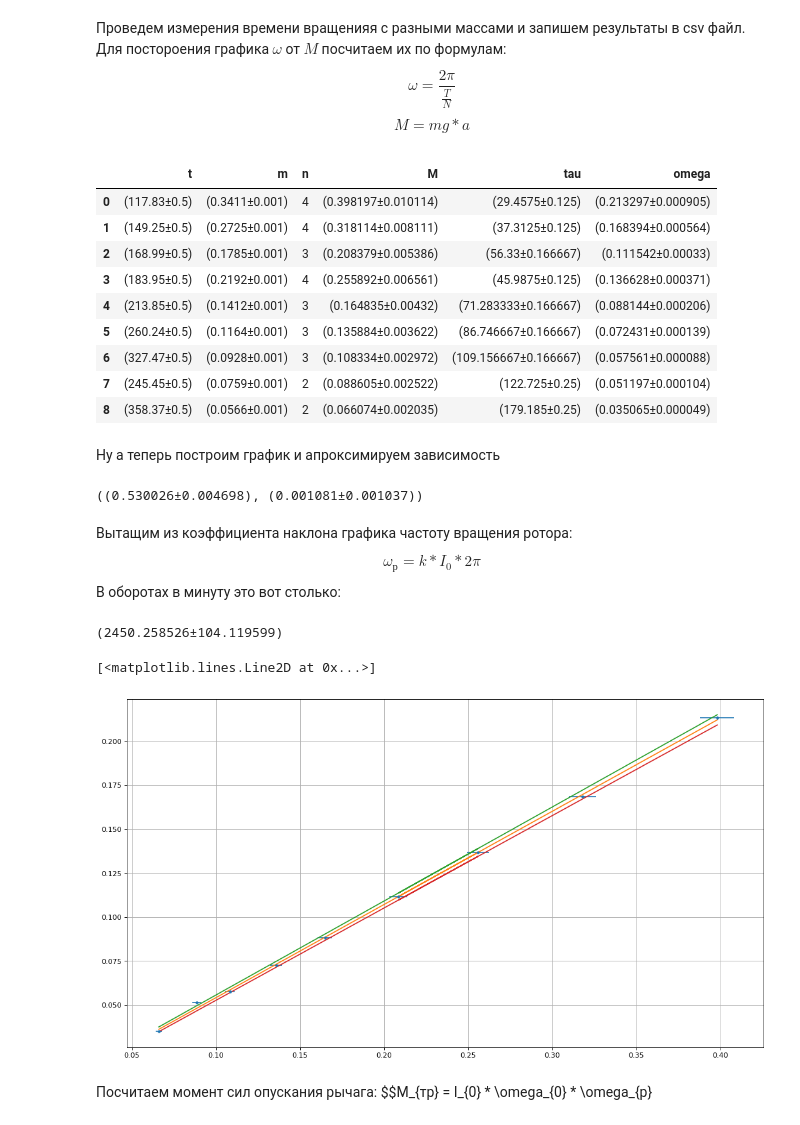
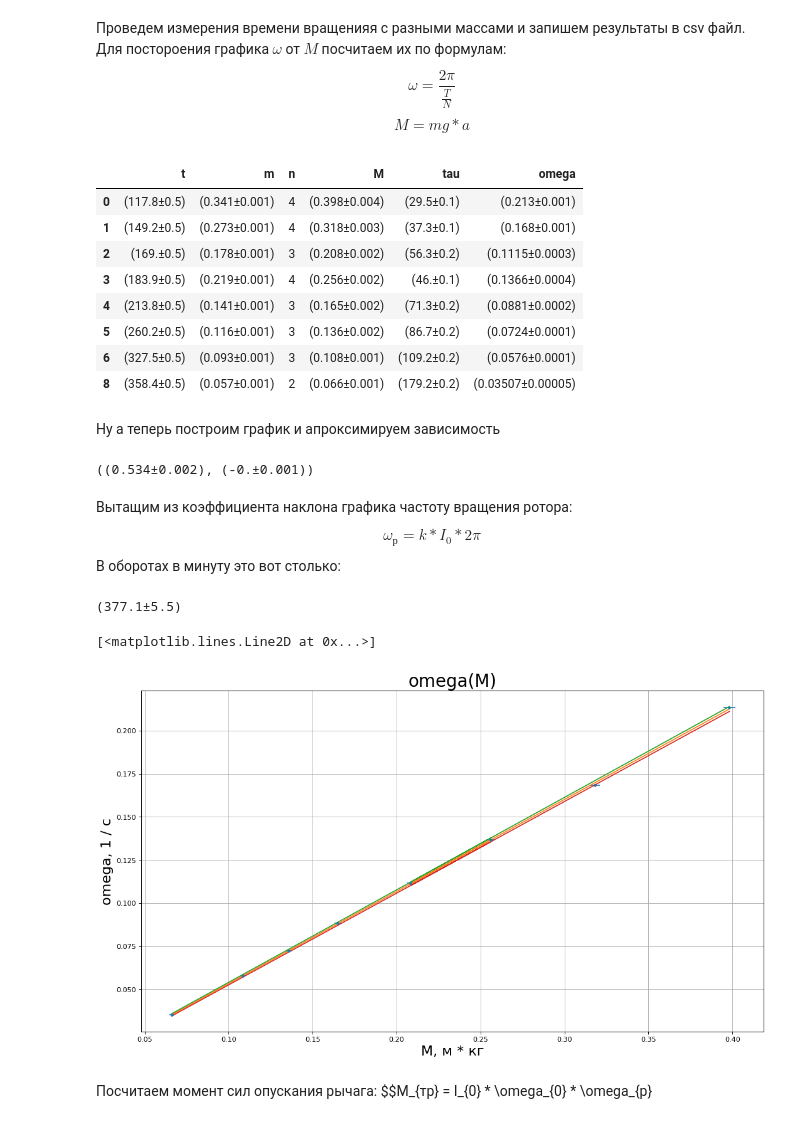
Before and after one commit to skolkovo-bba/labs1, a Jupyter notebook: 1.2.5/1.2.5.ipynb, the cells around one changed output. Cells and saved outputs as stored; diff of their text form; code cells hidden in the pictures.

```diff
--- a/1.2.5/1.2.5.ipynb
+++ b/1.2.5/1.2.5.ipynb
@@ -26,7 +29,7 @@ I0 = Value(7.7 * 10 ** (-4), 0.000032)
 Введем физические параметры системы и нашего мира.
 # %%
 g = Value(9.81, 0.01)
-a = Value(0.119, 0.003)
+a = Value(0.119, 0.001)
 m = Value(1.16168, 0.01)
 r = Value(0.082, 0.002) / 2
 # %% [markdown]
@@ -40,18 +43,18 @@ p["t"] = p["t"].agg(const_err(0.5))
 p["M"] = p.m * a * g
 p["tau"] = p["t"] / p["n"]
 p["omega"] = 2 * pi / p["tau"]
+p = p.drop(labels = [7],axis = 0)
 p
 # %% [output]
 |  | t | m | n | M | tau | omega |
-| 0 | (117.83±0.5) | (0.3411±0.001) | 4 | (0.398197±0.010114) | (29.4575±0.125) | (0.213297±0.000905) |
-| 1 | (149.25±0.5) | (0.2725±0.001) | 4 | (0.318114±0.008111) | (37.3125±0.125) | (0.168394±0.000564) |
-| 2 | (168.99±0.5) | (0.1785±0.001) | 3 | (0.208379±0.005386) | (56.33±0.166667) | (0.111542±0.00033) |
-| 3 | (183.95±0.5) | (0.2192±0.001) | 4 | (0.255892±0.006561) | (45.9875±0.125) | (0.136628±0.000371) |
-| 4 | (213.85±0.5) | (0.1412±0.001) | 3 | (0.164835±0.00432) | (71.283333±0.166667) | (0.088144±0.000206) |
-| 5 | (260.24±0.5) | (0.1164±0.001) | 3 | (0.135884±0.003622) | (86.746667±0.166667) | (0.072431±0.000139) |
-| 6 | (327.47±0.5) | (0.0928±0.001) | 3 | (0.108334±0.002972) | (109.156667±0.166667) | (0.057561±0.000088) |
-| 7 | (245.45±0.5) | (0.0759±0.001) | 2 | (0.088605±0.002522) | (122.725±0.25) | (0.051197±0.000104) |
-| 8 | (358.37±0.5) | (0.0566±0.001) | 2 | (0.066074±0.002035) | (179.185±0.25) | (0.035065±0.000049) |
+| 0 | (117.8±0.5) | (0.341±0.001) | 4 | (0.398±0.004) | (29.5±0.1) | (0.213±0.001) |
+| 1 | (149.2±0.5) | (0.273±0.001) | 4 | (0.318±0.003) | (37.3±0.1) | (0.168±0.001) |
+| 2 | (169.±0.5) | (0.178±0.001) | 3 | (0.208±0.002) | (56.3±0.2) | (0.1115±0.0003) |
+| 3 | (183.9±0.5) | (0.219±0.001) | 4 | (0.256±0.002) | (46.±0.1) | (0.1366±0.0004) |
+| 4 | (213.8±0.5) | (0.141±0.001) | 3 | (0.165±0.002) | (71.3±0.2) | (0.0881±0.0002) |
+| 5 | (260.2±0.5) | (0.116±0.001) | 3 | (0.136±0.002) | (86.7±0.2) | (0.0724±0.0001) |
+| 6 | (327.5±0.5) | (0.093±0.001) | 3 | (0.108±0.001) | (109.2±0.2) | (0.0576±0.0001) |
+| 8 | (358.4±0.5) | (0.057±0.001) | 2 | (0.066±0.001) | (179.2±0.2) | (0.03507±0.00005) |
 # %% [markdown]
 Ну а теперь построим график и апроксимируем зависимость
 # %%
@@ -63,27 +66,30 @@ k = Value(params[0], np.sqrt(cov[0][0]))
 b = Value(params[1], np.sqrt(cov[1][1]))
 k, b
 # %% [output]
-((0.530026±0.004698), (0.001081±0.001037))
+((0.534±0.002), (-0.±0.001))
 # %% [markdown]
 Вытащим из коэффициента наклона графика частоту вращения ротора:
 $$ \omega_{р} = k * I_{0} * 2\pi$$
 В оборотах в минуту это вот столько:
 # %%
 omega0 = 1 / (k * I0)
-omega0
+omega0 / (2 * pi)
 # %% [output]
-(2450.258526±104.119599)
+(377.1±5.5)
 # %%
 plt.figure(figsize=(16, 9), dpi=80)
 plt.errorbar(x=p["M"].agg(get_var), y=p["omega"].agg(get_var),
                 xerr=p["M"].agg(get_err), yerr=p["omega"].agg(get_err), fmt='.')
 plt.grid(True)
+plt.title("omega(M)", fontsize=25)
+plt.xlabel("M, м * кг", fontsize=20)
+plt.ylabel("omega, 1 / с", fontsize=20)
 plt.plot(p["M"], line(p["M"], params[0], params[1]), label="Истиная зависимость")
 plt.plot(p["M"], line(p["M"], params[0] + k.err, params[1] + b.err))
 plt.plot(p["M"], line(p["M"], params[0] - k.err, params[1] - b.err))
 # %% [output]
 [<matplotlib.lines.Line2D at 0x...>]
-[figure, old version]
+[figure, new version]
 # %% [markdown]
 Посчитаем момент сил опускания рычага:
 $$M_{тр} = I_{0} * \omega_{0} * \omega_{р}
```
Also changed, not shown: parts of 5 cells of this notebook, 1 other file.
